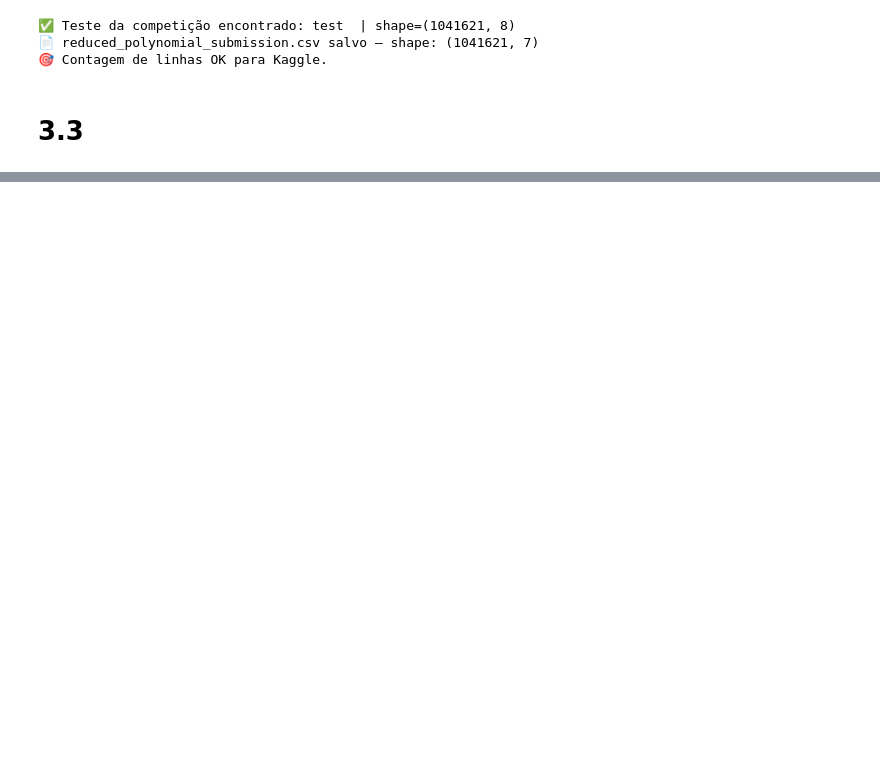
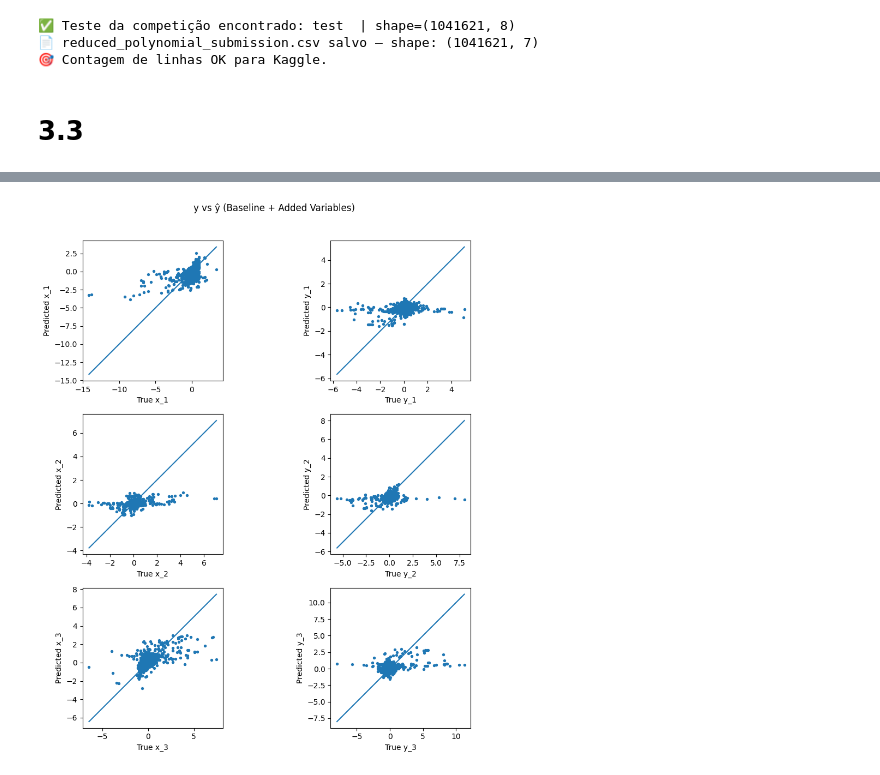
Before and after one commit to rodrxgo26/Projeto_A.A, a Jupyter notebook: notebooks/assignment_task1.ipynb, the cells around one changed output, grey strips where cells are left out. Cells and saved outputs as stored; diff of their text form; code cells hidden in the pictures; blank space fills up the shorter version.

```diff
--- a/notebooks/assignment_task1.ipynb
+++ b/notebooks/assignment_task1.ipynb
@@ -701,0 +618,78 @@ print("💾 augmented_polynomial_submission.csv salvo — shape:", sub_aug.shape
+# %%
+rng = np.random.default_rng(SEED)
+
+# 1) Função: novas features inspiradas no problema dos 3 corpos
+def add_physics_features(df):
+    df = df.copy()
+    eps = 1e-6
+
+    # distâncias entre corpos
+    df["d12"] = np.sqrt((df["x0_1"] - df["x0_2"])**2 + (df["y0_1"] - df["y0_2"])**2)
+    df["d13"] = np.sqrt((df["x0_1"] - df["x0_3"])**2 + (df["y0_1"] - df["y0_3"])**2)
+    df["d23"] = np.sqrt((df["x0_2"] - df["x0_3"])**2 + (df["y0_2"] - df["y0_3"])**2)
+
+    # inversos das distâncias (aproxima relação gravitacional ~ 1/d)
+    df["inv_d12"] = 1.0 / (df["d12"] + eps)
+    df["inv_d13"] = 1.0 / (df["d13"] + eps)
+    df["inv_d23"] = 1.0 / (df["d23"] + eps)
+
+    # normas (distância à origem) de cada corpo
+    df["r1"] = np.sqrt(df["x0_1"]**2 + df["y0_1"]**2)
+    df["r2"] = np.sqrt(df["x0_2"]**2 + df["y0_2"]**2)
+    df["r3"] = np.sqrt(df["x0_3"]**2 + df["y0_3"]**2)
+
+    # (opcional) rácios — comenta/descomenta se quiseres testar
+    # df["r1_r2"] = df["r1"] / (df["r2"] + eps)
+    # df["r2_r3"] = df["r2"] / (df["r3"] + eps)
+    # df["r1_r3"] = df["r1"] / (df["r3"] + eps)
+
+    return df
+
+# 2) Construir datasets com novas features
+X_tr_aug = add_physics_features(df_tr[feature_cols])
+X_va_aug = add_physics_features(df_va[feature_cols])
+
+print(f"Features originais: {len(feature_cols)}  ->  com augment: {X_tr_aug.shape[1]}")
+
+# 3) Baseline (o MESMO do Task 2): StandardScaler + LinearRegression
+baseline_aug = Pipeline([
+    ('scaler', StandardScaler()),
+    ('linreg', LinearRegression())
+])
+
+baseline_aug.fit(X_tr_aug.values, y_tr)
+y_pred_va_aug = baseline_aug.predict(X_va_aug.values)
+rmse_aug = np.sqrt(mean_squared_error(y_va, y_pred_va_aug))
+print(f"✅ RMSE validação (baseline + novas features): {rmse_aug:.6f}")
+
+# 4) Comparação com o baseline antigo (se existir) ou recalcula
+try:
+    print(f"📉 RMSE baseline (features originais): {rmse_va:.6f}")
+    print(f"ΔRMSE = {rmse_va - rmse_aug:.6f}  (positivo = melhor com novas features)")
+except NameError:
+    # recalcula baseline simples com features originais, só para comparar
+    _base = Pipeline([('scaler', StandardScaler()), ('linreg', LinearRegression())])
+    _base.fit(df_tr[feature_cols].values, y_tr)
+    _pred = _base.predict(df_va[feature_cols].values)
+    _rmse = np.sqrt(mean_squared_error(y_va, _pred))
+    print(f"📉 RMSE baseline (recalculado, originais): {_rmse:.6f}")
+    print(f"ΔRMSE = {_rmse - rmse_aug:.6f}  (positivo = melhor com novas features)")
+
+# 5) y–ŷ plot (um painel por alvo, com a tua função; fallback se não existir)
+try:
+    plot_y_vs_yhat(y_va, y_pred_va_aug, "y vs ŷ (Baseline + Added Variables)")
+except Exception:
+    labels = ['x_1','y_1','x_2','y_2','x_3','y_3']
+    MAX = 500
+    idx = rng.choice(len(y_va), min(MAX, len(y_va)), replace=False)
+    plt.figure(figsize=(10,10))
+    for i in range(6):
+        x0 = np.min(y_va[idx,i]); x1 = np.max(y_va[idx,i])
+        ax = plt.subplot(3,2,i+1)
+        ax.scatter(y_va[idx,i], y_pred_va_aug[idx,i], s=8, alpha=0.6)
+        ax.plot([x0,x1],[x0,x1], lw=1)
+        ax.set_xlabel('True '+labels[i]); ax.set_ylabel('Pred '+labels[i])
+        ax.set_aspect('equal','box')
+    plt.suptitle("y vs ŷ (Baseline + Added Variables)", y=1.02)
+    plt.tight_layout(); plt.show()
+# %% [output]
@@ -701,0 +700 @@ print("💾 augmented_polynomial_submission.csv salvo — shape:", sub_aug.shape
+[figure, added]
```
Also changed, not shown: parts of 15 cells of this notebook.
